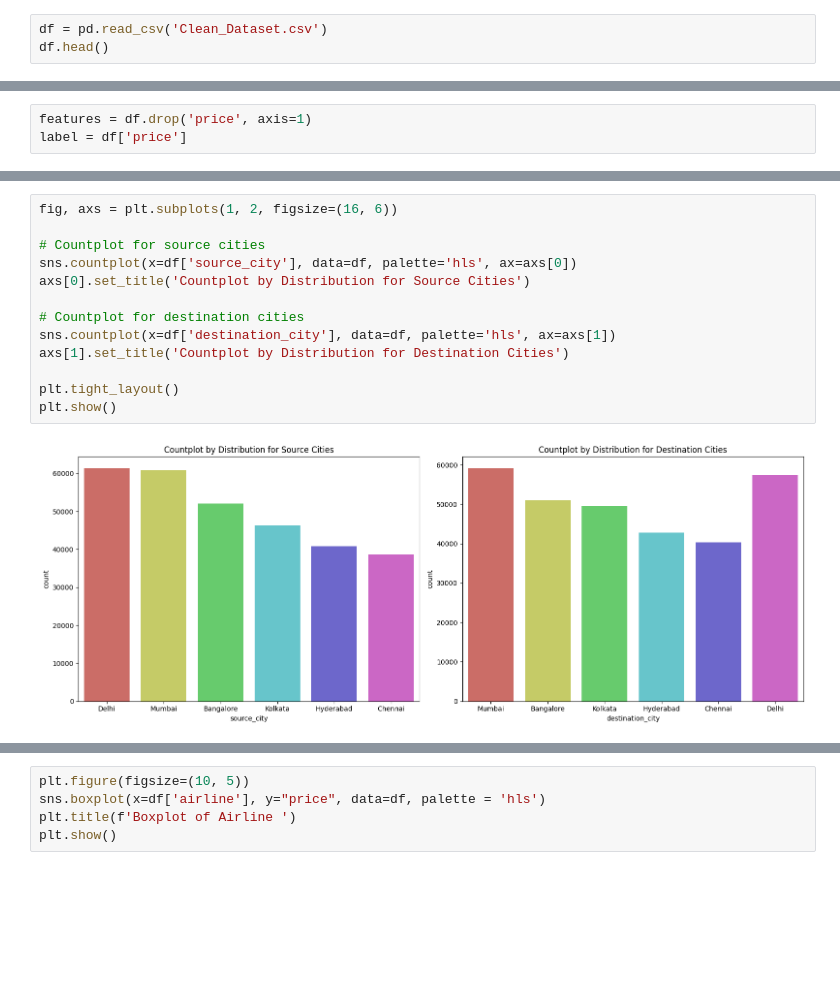
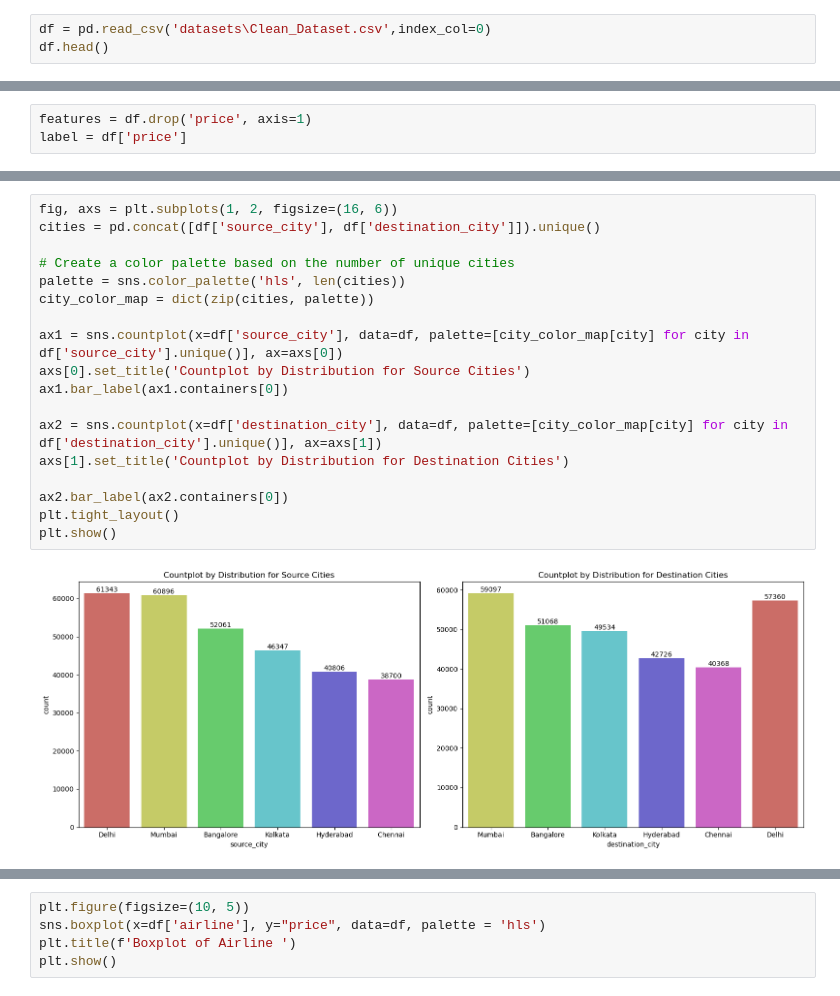
Before and after one commit to Aarzooj/CS343-Machine-Learning-Project, a Jupyter notebook: ML_midreport_EDA.ipynb, the cells around one changed output, grey strips where cells are left out. Drawn from its saved outputs; the diff is of its cells as text; blank space fills up the shorter version.

```diff
--- a/ML_midreport_EDA.ipynb
+++ b/ML_midreport_EDA.ipynb
@@ -11,6 +11,6 @@ warnings.filterwarnings('ignore')
 # %% [markdown]
 Loading data
 # %%
-df = pd.read_csv('Clean_Dataset.csv')
+df = pd.read_csv('datasets\Clean_Dataset.csv',index_col=0)
 df.head()
 # %% [output]
@@ -122,18 +119,23 @@ plt.show()
 # %%
 fig, axs = plt.subplots(1, 2, figsize=(16, 6))
+cities = pd.concat([df['source_city'], df['destination_city']]).unique()
 
-# Countplot for source cities
-sns.countplot(x=df['source_city'], data=df, palette='hls', ax=axs[0])
+# Create a color palette based on the number of unique cities
+palette = sns.color_palette('hls', len(cities))
+city_color_map = dict(zip(cities, palette))
+
+ax1 = sns.countplot(x=df['source_city'], data=df, palette=[city_color_map[city] for city in df['source_city'].unique()], ax=axs[0])
 axs[0].set_title('Countplot by Distribution for Source Cities')
+ax1.bar_label(ax1.containers[0])
 
-# Countplot for destination cities
-sns.countplot(x=df['destination_city'], data=df, palette='hls', ax=axs[1])
+ax2 = sns.countplot(x=df['destination_city'], data=df, palette=[city_color_map[city] for city in df['destination_city'].unique()], ax=axs[1])
 axs[1].set_title('Countplot by Distribution for Destination Cities')
 
+ax2.bar_label(ax2.containers[0])
 plt.tight_layout()
 plt.show()
 # %% [output]
-[figure, old version]
+[figure, new version]
 # %%
 #Calculate the count of each category in 'stops'
 stops_count = df['stops'].value_counts().reset_index()
```
Also changed, not shown: parts of 10 cells of this notebook.
